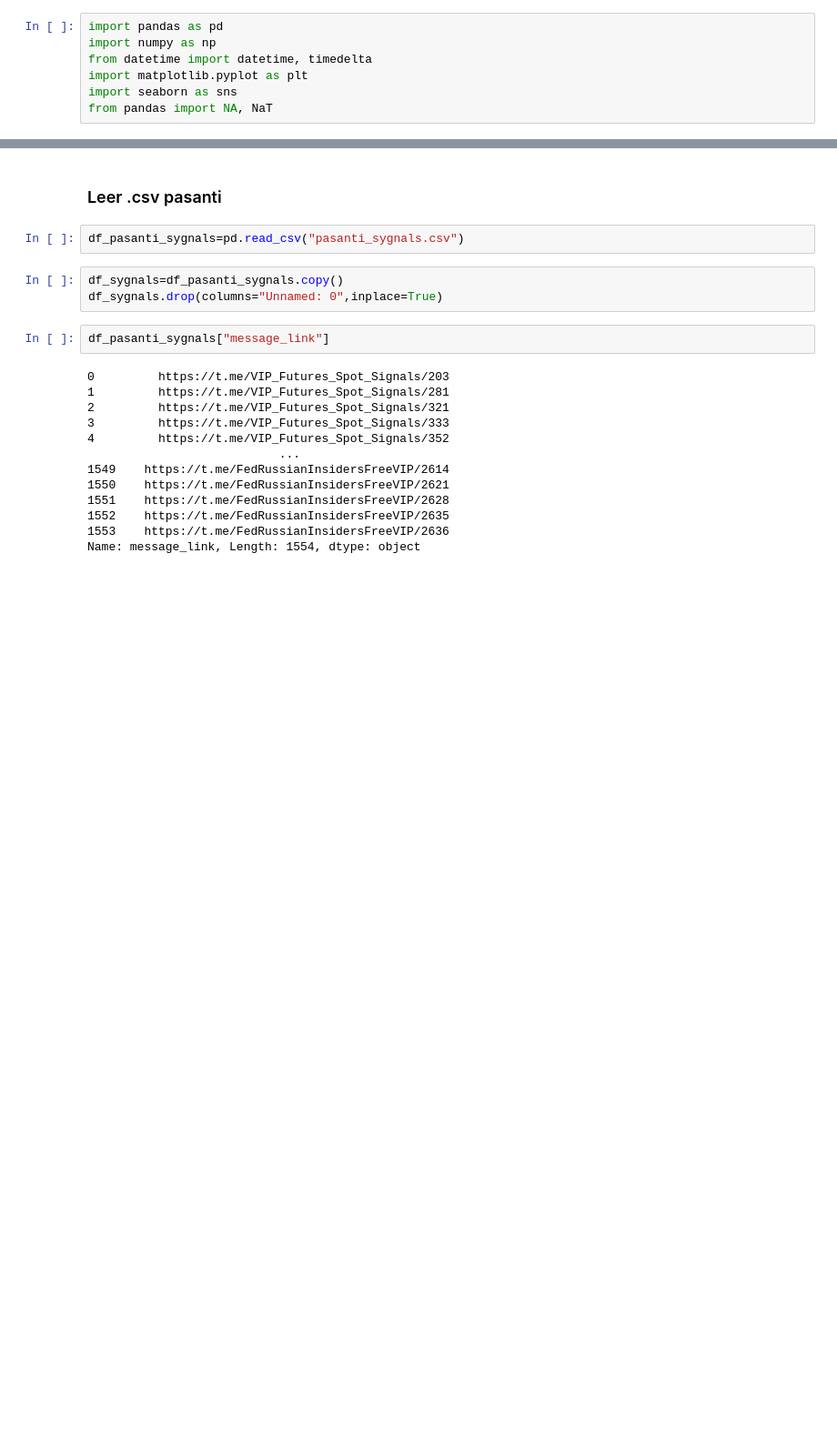
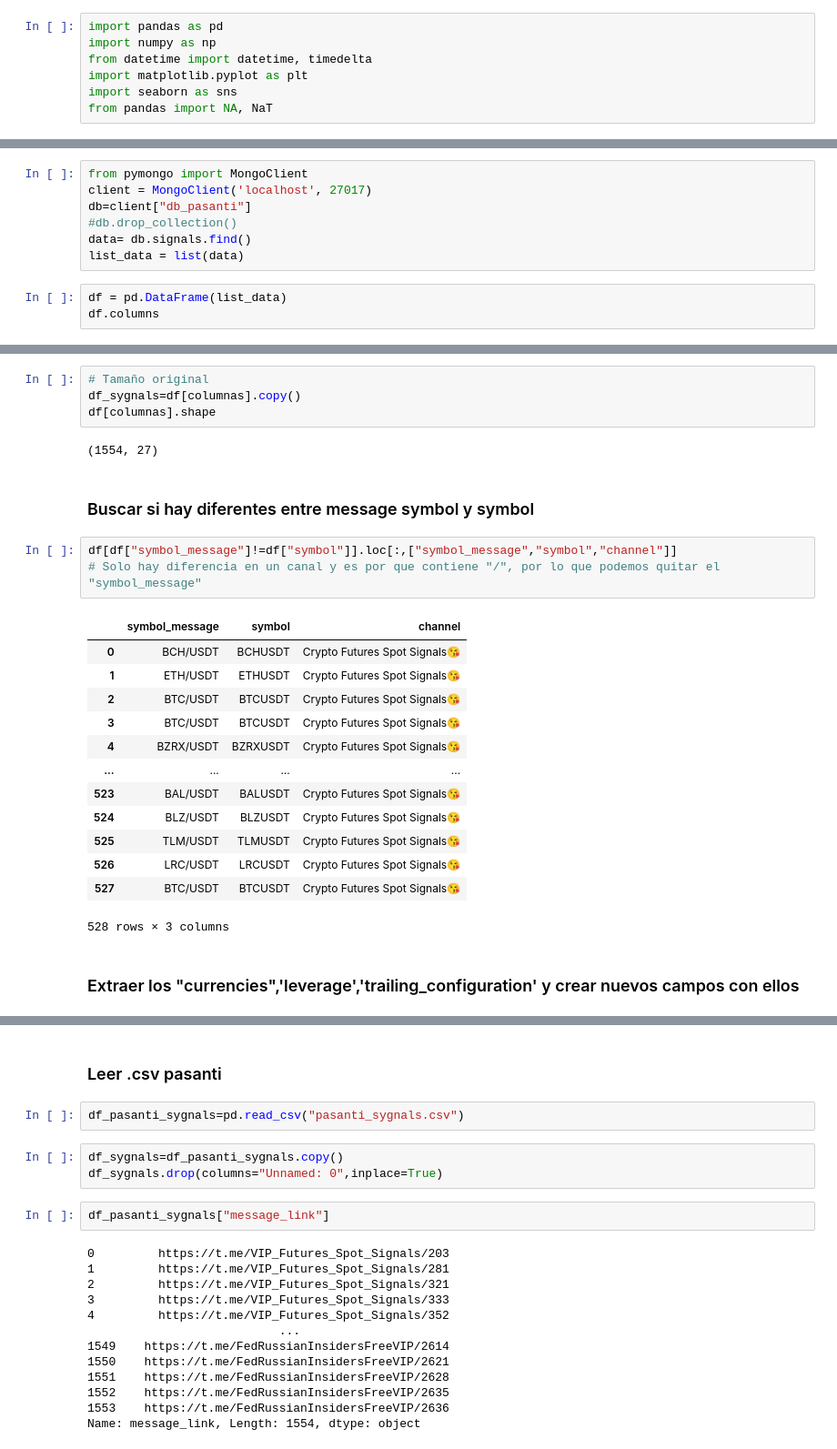
Before and after one commit to joankenobi/analisis_de_datos_copy_trading, a Jupyter notebook: Proyecto/notebooks/Exploracion_de_los_datos_pasantias.ipynb, the cells around one changed output, grey strips where cells are left out. Shown at 91% size. Saved outputs shown, nothing was run; the diff lists cells and outputs as text; blank space fills up the shorter version.

```diff
--- a/Proyecto/notebooks/Exploracion_de_los_datos_pasantias.ipynb
+++ b/Proyecto/notebooks/Exploracion_de_los_datos_pasantias.ipynb
@@ -7,0 +12,10 @@ from pandas import NA, NaT
+# %%
+from pymongo import MongoClient
+client = MongoClient('localhost', 27017)
+db=client["db_pasanti"]
+#db.drop_collection()
+data= db.signals.find()
+list_data = list(data)
+# %%
+df = pd.DataFrame(list_data)
+df.columns
@@ -7,0 +92,27 @@ from pandas import NA, NaT
+# %%
+# Tamaño original
+df_sygnals=df[columnas].copy()
+df[columnas].shape
+# %% [output]
+(1554, 27)
+# %% [markdown]
+### Buscar si hay diferentes entre message symbol y symbol
+# %%
+df[df["symbol_message"]!=df["symbol"]].loc[:,["symbol_message","symbol","channel"]]
+# Solo hay diferencia en un canal y es por que contiene "/", por lo que podemos quitar el "symbol_message"
+# %% [output]
+|  | symbol_message | symbol | channel |
+| 0 | BCH/USDT | BCHUSDT | Crypto Futures Spot Signals😘 |
+| 1 | ETH/USDT | ETHUSDT | Crypto Futures Spot Signals😘 |
+| 2 | BTC/USDT | BTCUSDT | Crypto Futures Spot Signals😘 |
+| 3 | BTC/USDT | BTCUSDT | Crypto Futures Spot Signals😘 |
+| 4 | BZRX/USDT | BZRXUSDT | Crypto Futures Spot Signals😘 |
+| ... | ... | ... | ... |
+| 523 | BAL/USDT | BALUSDT | Crypto Futures Spot Signals😘 |
+| 524 | BLZ/USDT | BLZUSDT | Crypto Futures Spot Signals😘 |
+| 525 | TLM/USDT | TLMUSDT | Crypto Futures Spot Signals😘 |
+| 526 | LRC/USDT | LRCUSDT | Crypto Futures Spot Signals😘 |
+| 527 | BTC/USDT | BTCUSDT | Crypto Futures Spot Signals😘 |
+528 rows × 3 columns
+# %% [markdown]
+### Extraer los "currencies",'leverage','trailing_configuration' y crear nuevos campos con ellos
```
Also changed, not shown: parts of 51 cells of this notebook, 6 other files.
